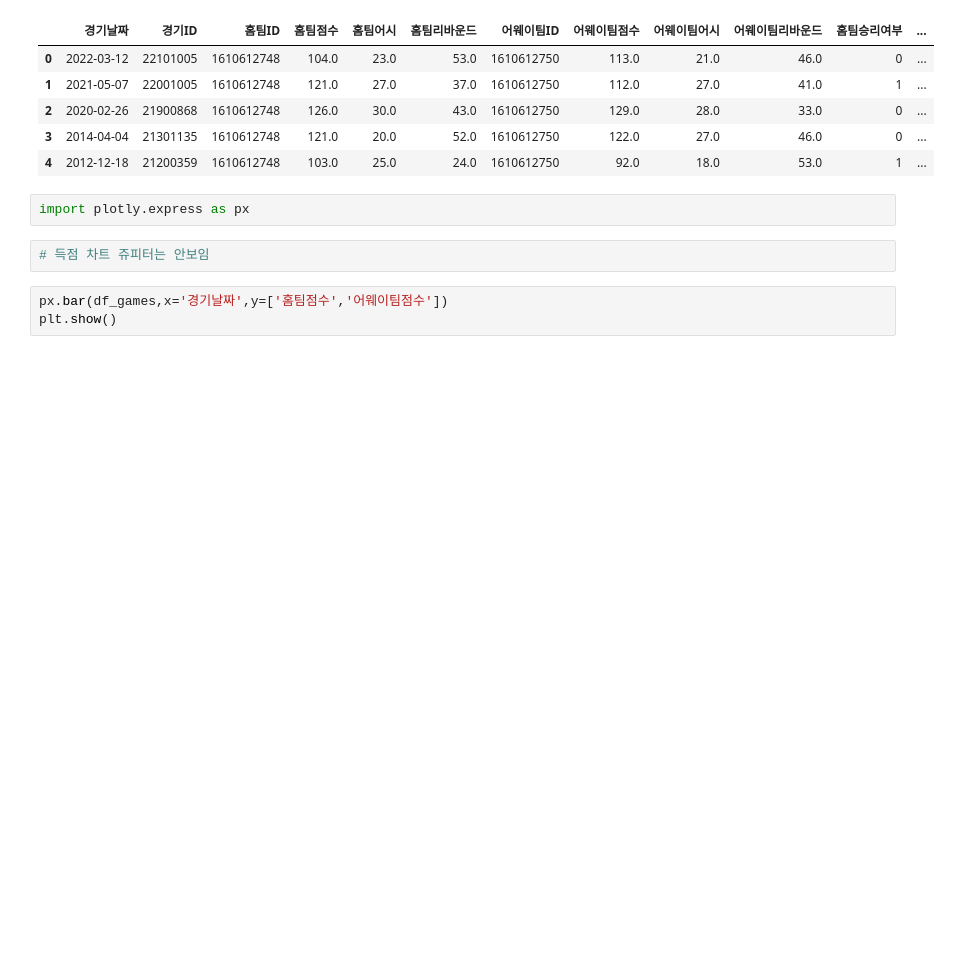
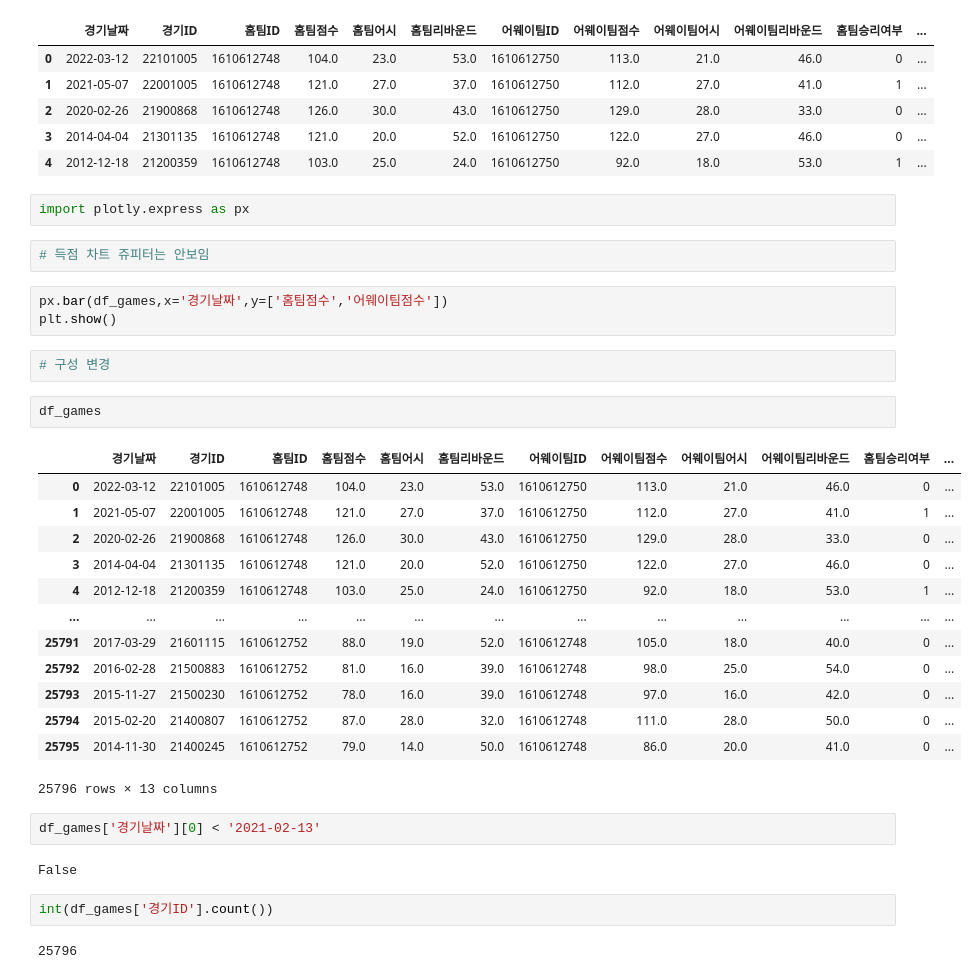
Before and after one commit to JeongUngKim/streamlit_project, a Jupyter notebook: data_analysis.ipynb, the cells around one changed output. Drawn from its saved outputs; the diff is of its cells as text; blank space fills up the shorter version.

```diff
--- a/data_analysis.ipynb
+++ b/data_analysis.ipynb
@@ -437,3 +437,29 @@ import plotly.express as px
 # %%
 px.bar(df_games,x='경기날짜',y=['홈팀점수','어웨이팀점수'])
 plt.show()
+# %%
+# 구성 변경
+# %%
+df_games
+# %% [output]
+|  | 경기날짜 | 경기ID | 홈팀ID | 홈팀점수 | 홈팀어시 | 홈팀리바운드 | 어웨이팀ID | 어웨이팀점수 | 어웨이팀어시 | 어웨이팀리바운드 | 홈팀승리여부 | ... |
+| 0 | 2022-03-12 | 22101005 | 1610612748 | 104.0 | 23.0 | 53.0 | 1610612750 | 113.0 | 21.0 | 46.0 | 0 | ... |
+| 1 | 2021-05-07 | 22001005 | 1610612748 | 121.0 | 27.0 | 37.0 | 1610612750 | 112.0 | 27.0 | 41.0 | 1 | ... |
+| 2 | 2020-02-26 | 21900868 | 1610612748 | 126.0 | 30.0 | 43.0 | 1610612750 | 129.0 | 28.0 | 33.0 | 0 | ... |
+| 3 | 2014-04-04 | 21301135 | 1610612748 | 121.0 | 20.0 | 52.0 | 1610612750 | 122.0 | 27.0 | 46.0 | 0 | ... |
+| 4 | 2012-12-18 | 21200359 | 1610612748 | 103.0 | 25.0 | 24.0 | 1610612750 | 92.0 | 18.0 | 53.0 | 1 | ... |
+| ... | ... | ... | ... | ... | ... | ... | ... | ... | ... | ... | ... | ... |
+| 25791 | 2017-03-29 | 21601115 | 1610612752 | 88.0 | 19.0 | 52.0 | 1610612748 | 105.0 | 18.0 | 40.0 | 0 | ... |
+| 25792 | 2016-02-28 | 21500883 | 1610612752 | 81.0 | 16.0 | 39.0 | 1610612748 | 98.0 | 25.0 | 54.0 | 0 | ... |
+| 25793 | 2015-11-27 | 21500230 | 1610612752 | 78.0 | 16.0 | 39.0 | 1610612748 | 97.0 | 16.0 | 42.0 | 0 | ... |
+| 25794 | 2015-02-20 | 21400807 | 1610612752 | 87.0 | 28.0 | 32.0 | 1610612748 | 111.0 | 28.0 | 50.0 | 0 | ... |
+| 25795 | 2014-11-30 | 21400245 | 1610612752 | 79.0 | 14.0 | 50.0 | 1610612748 | 86.0 | 20.0 | 41.0 | 0 | ... |
+25796 rows × 13 columns
+# %%
+df_games['경기날짜'][0] < '2021-02-13'
+# %% [output]
+False
+# %%
+int(df_games['경기ID'].count())
+# %% [output]
+25796
```
Also changed, not shown: 3 other files.
